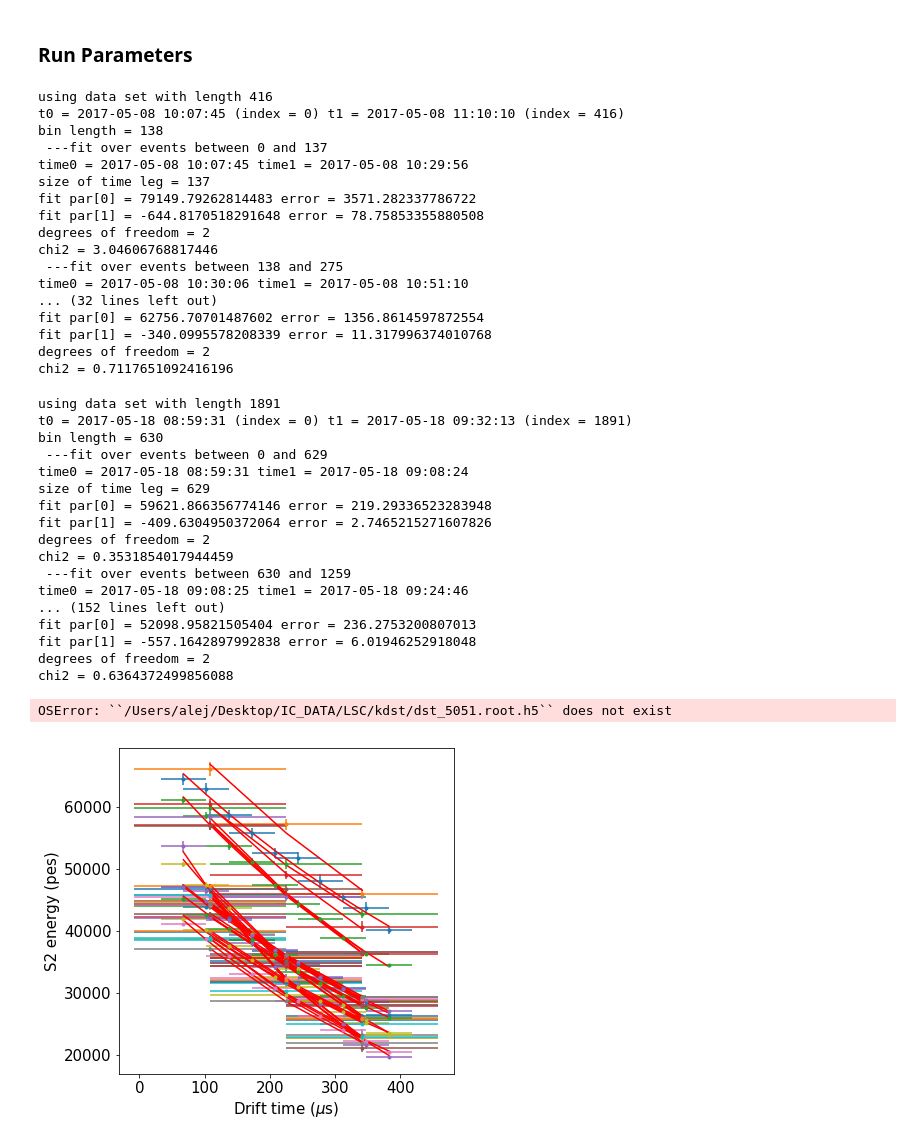
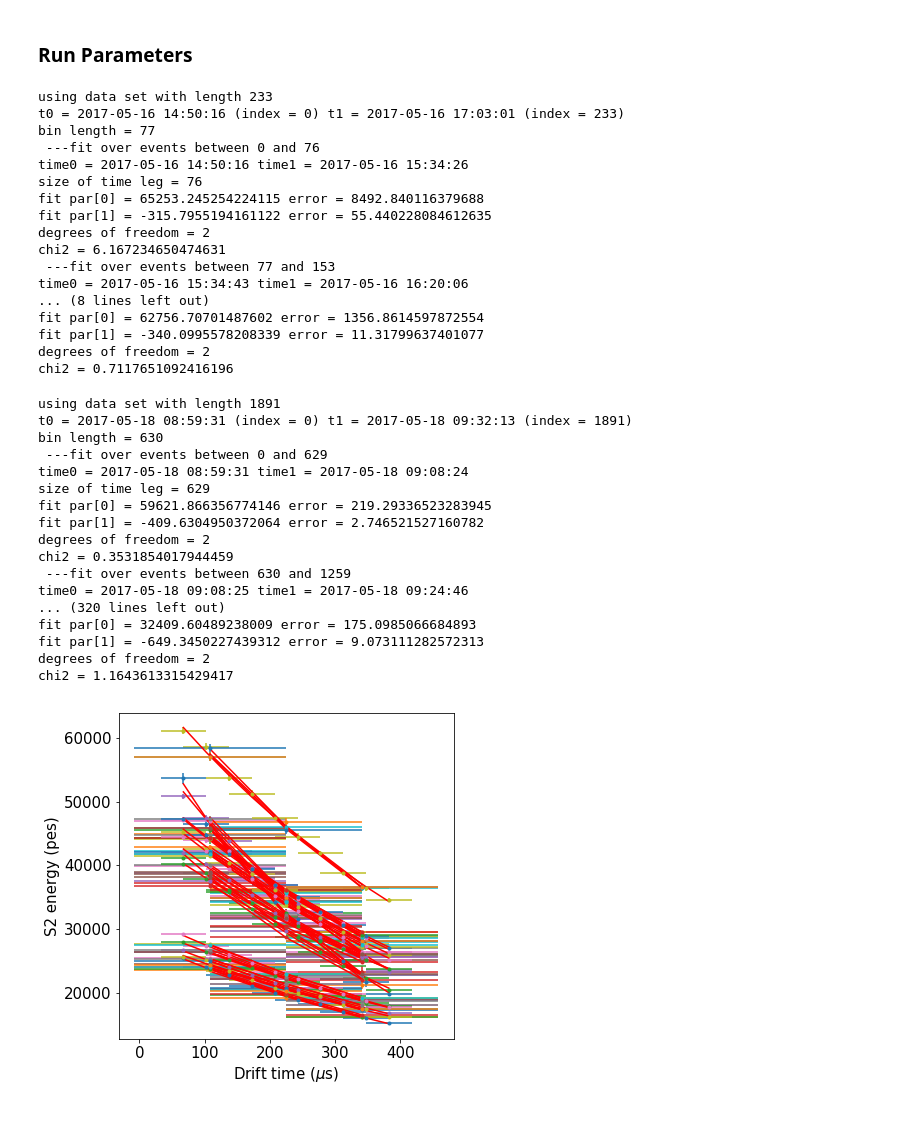
Before and after one commit to bpalmeiro/ICARO, a Jupyter notebook: icaro/Kryptonite/alphas-lifetime-all.ipynb, the cells around one changed output. Cells and saved outputs as stored; diff of their text form; code cells hidden in the pictures.

```diff
--- a/icaro/Kryptonite/alphas-lifetime-all.ipynb
+++ b/icaro/Kryptonite/alphas-lifetime-all.ipynb
@@ -110,7 +110,7 @@ runs = [3628,
         3905,
         3998]
 
-runs = [3905, 3988, 3998, 4002, 4021, 4027, 4029, 4035, 4050, 5051]
+runs = [ 3988, 3998, 4002, 4021, 4027, 4029, 4035, 4050, 4051, 4052,4054, 4055, 4059, 4062, 4074]
 #runs = [3988, 3998, 4002, 4021, 4027, 4029, 4035, 4050, 4051]
 # %%
 LT  = {}
@@ -119,7 +119,7 @@ times_all = []
 lifetimes_all = []
 elambdas_all = []
 lifetimes = []
-
+timestamp = []
 
 errors = []
 for i, run_number in enumerate(runs):
@@ -129,10 +129,12 @@ for i, run_number in enumerate(runs):
     xs = DataSiPM.X.values
     ys = DataSiPM.Y.values
 
-    ifile = os.path.join(os.environ['IC_DATA'], 'LSC/kdst/dst_{}.root.h5'.format(run_number))
+    ifile = os.path.join('/home/brais/Documents/Next/Alpha/data', '{0}/dst_{0}.root.h5'.format(run_number))
     full = load_dst(ifile)
     r = event_rate(full)
+
     st = datetime.datetime.fromtimestamp(full.time[-1:]).strftime('%Y-%m-%d %H:%M:%S')
+    timestamp.append(full.time[0])
     core = full[full.R < 100]     # Cuts
     zrange =   50, 400            # Cuts
     Erange = 1e+3, 70e3
@@ -141,54 +143,53 @@ for i, run_number in enumerate(runs):
                     xrange=zrange,
                     yrange=Erange,
                     nbins=nbins,
                     fitpar=(50000,-300), label=("Drift time ($\mu$s)", "S2 energy (pes)"))
     lifetimes.append(-F.values[1])
     errors.    append(F.errors[1])
 
     # This part is a little lazy. But, more or less, TIME[0] refers to start of run, TIME[-1] refers to
     # end of the run, TIME[1] refers to middle of run (since nbins=3)
     CHI2, LAMBDA, ELAMBDA, TSTAMP, TIME = lifetime(dst=core, zrange=(50,400), Erange=(1e+3, 80e3), nbins=3)
     times.append(TIME[1])
 times = np.array(times)
 lifetimes = np.array(lifetimes)
 errors = np.array(errors)
 # %% [output]
-using data set with length 416
-t0 = 2017-05-08 10:07:45 (index = 0) t1 = 2017-05-08 11:10:10 (index = 416)
-bin length = 138
- ---fit over events between 0 and 137
-time0 = 2017-05-08 10:07:45 time1 = 2017-05-08 10:29:56
-size of time leg = 137
-fit par[0] = 79149.79262814483 error = 3571.282337786722
-fit par[1] = -644.8170518291648 error = 78.75853355880508
+using data set with length 233
+t0 = 2017-05-16 14:50:16 (index = 0) t1 = 2017-05-16 17:03:01 (index = 233)
+bin length = 77
+ ---fit over events between 0 and 76
+time0 = 2017-05-16 14:50:16 time1 = 2017-05-16 15:34:26
+size of time leg = 76
+fit par[0] = 65253.245254224115 error = 8492.840116379688
+fit par[1] = -315.7955194161122 error = 55.440228084612635
 degrees of freedom = 2
-chi2 = 3.04606768817446
- ---fit over events between 138 and 275
-time0 = 2017-05-08 10:30:06 time1 = 2017-05-08 10:51:10
-... (32 lines left out)
+chi2 = 6.167234650474631
+ ---fit over events between 77 and 153
+time0 = 2017-05-16 15:34:43 time1 = 2017-05-16 16:20:06
+... (8 lines left out)
 fit par[0] = 62756.70701487602 error = 1356.8614597872554
-fit par[1] = -340.0995578208339 error = 11.317996374010768
+fit par[1] = -340.0995578208339 error = 11.31799637401077
 degrees of freedom = 2
 chi2 = 0.7117651092416196
 using data set with length 1891
 t0 = 2017-05-18 08:59:31 (index = 0) t1 = 2017-05-18 09:32:13 (index = 1891)
 bin length = 630
  ---fit over events between 0 and 629
 time0 = 2017-05-18 08:59:31 time1 = 2017-05-18 09:08:24
 size of time leg = 629
-fit par[0] = 59621.866356774146 error = 219.29336523283948
-fit par[1] = -409.6304950372064 error = 2.7465215271607826
+fit par[0] = 59621.866356774146 error = 219.29336523283945
+fit par[1] = -409.6304950372064 error = 2.746521527160782
 degrees of freedom = 2
 chi2 = 0.3531854017944459
  ---fit over events between 630 and 1259
 time0 = 2017-05-18 09:08:25 time1 = 2017-05-18 09:24:46
-... (152 lines left out)
-fit par[0] = 52098.95821505404 error = 236.2753200807013
-fit par[1] = -557.1642897992838 error = 6.01946252918048
+... (320 lines left out)
+fit par[0] = 32409.60489238009 error = 175.0985066684893
+fit par[1] = -649.3450227439312 error = 9.073111282572313
 degrees of freedom = 2
-chi2 = 0.6364372499856088
+chi2 = 1.1643613315429417
-OSError: ``/Users/alej/Desktop/IC_DATA/LSC/kdst/dst_5051.root.h5`` does not exist
-[figure, old version]
+[figure, new version]
 # %%
 plt.figure(figsize=(15,5))
 #plt.plot(times, lifetimes)
```
Also changed, not shown: parts of 8 cells of this notebook, 1 other file.
